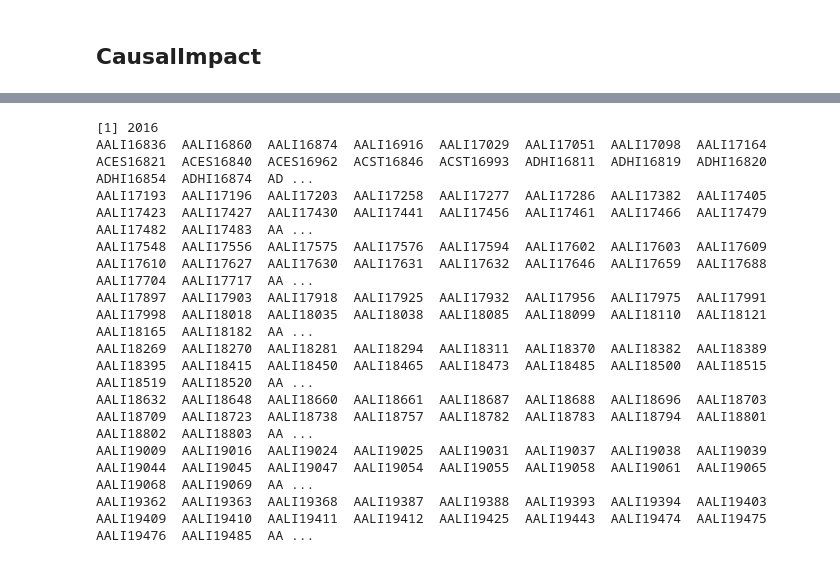
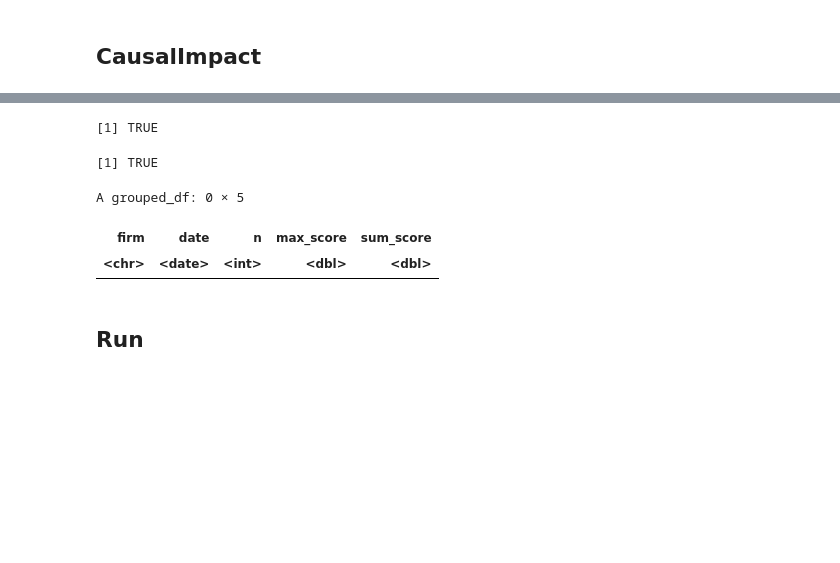
Before and after one commit to okiriza/esg-paper, a Jupyter notebook: notebooks/R run CausalImpact.ipynb, the cells around one changed output, grey strips where cells are left out. Saved outputs shown, nothing was run; the diff lists cells and outputs as text; code cells hidden in the pictures; blank space fills up the shorter version.

```diff
--- a/notebooks/R run CausalImpact.ipynb
+++ b/notebooks/R run CausalImpact.ipynb
@@ -294,0 +463,24 @@ concat_causalimpact_summary = function(ci_results, is_avg=TRUE) {
+# %%
+set.seed(567890)
+
+random_fdates_list = list()
+for (y in 2016:2023) {
+    random_fdates = firm_dates %>% filter(lubridate::year(date) == y) %>% ungroup()
+
+    dates_in_year = seq(as.Date(paste0(y, '-01-01')), as.Date(paste0(y, '-12-31')), by='1 day')
+    dates_in_year = dates_in_year[dates_in_year <= max(firm_dates$date)]
+    random_dates = c()
+
+    for (i_firm in unique(random_fdates$firm)) {
+        random_fdates_firm = random_fdates %>% filter(firm==i_firm)
+        random_dates = c(random_dates, sample(setdiff(dates_in_year, random_fdates_firm$date), size=nrow(random_fdates_firm), replace=FALSE))
+    }
+    random_dates = as.Date(random_dates, origin='1970-01-01')
+    random_fdates = random_fdates %>% mutate(random_date=random_dates)
+
+    print(nrow(random_fdates %>% inner_join(random_fdates %>% select(firm, random_date) %>% rename(date=random_date), by=c('firm', 'date'))))
+    random_fdates_list = c(random_fdates_list, list(random_fdates))
+}
+
+random_fdates = bind_rows(random_fdates_list) %>% select(-c('date')) %>% rename(date=random_date)
+head(random_fdates)
@@ -294,0 +505,12 @@ concat_causalimpact_summary = function(ci_results, is_avg=TRUE) {
+# %%
+all(table(lubridate::year(random_fdates$date)) == table(lubridate::year(firm_dates$date)))
+all(table(random_fdates$firm) == table(firm_dates$firm))
+firm_dates %>% inner_join(random_fdates %>% select(firm, date), by=c('firm', 'date'))
+# %% [output]
+[1] TRUE
+[1] TRUE
+A grouped_df: 0 × 5
+| firm | date | n | max_score | sum_score |
+| <chr> | <date> | <int> | <dbl> | <dbl> |
+# %% [markdown]
+## Run
@@ -297,13 +529,14 @@ years = 2016:2023
 
 for (y in years) {
     print(y)
-    fdy = firm_dates %>% filter(lubridate::year(date) == y)
+    fdy = fdates %>% filter(lubridate::year(date) == y)
 
     results = purrr::pmap(fdy, function(firm, date, n, max_score, sum_score)
         run_causalimpact(firm, date,
             X=stock_vol, date_col=stock_vol$date,
             n_pre=conf$n_pre, n_post=conf$n_post,
             normalize=conf$normalize, causalimpact_args=conf$causalimpact,
+            controls=conf$controls,
             metadata=list(n_events=n, max_score=max_score, sum_score=sum_score),
             )
         )
@@ -318,16 +551,6 @@ for (y in years) {
 }
 
 for (col in c('avg', 'cum')) {
-    z = bind_rows(lapply(years, function(x) read.csv(sprintf('results/%s/ci_summary_%s_%d.csv', conf_name, col, x))))
+    z = bind_rows(lapply(2016:2023, function(x) read.csv(sprintf('results/%s/ci_summary_%s_%d.csv', conf_name, col, x))))
     write.csv(z, sprintf('results/%s/ci_summary_%s.csv', conf_name, col), na='', quote=FALSE, row.names=FALSE)
 }
-# %% [output]
-[1] 2016
-AALI16836  AALI16860  AALI16874  AALI16916  AALI17029  AALI17051  AALI17098  AALI17164  ACES16821  ACES16840  ACES16962  ACST16846  ACST16993  ADHI16811  ADHI16819  ADHI16820  ADHI16854  ADHI16874  AD ...
-AALI17193  AALI17196  AALI17203  AALI17258  AALI17277  AALI17286  AALI17382  AALI17405  AALI17423  AALI17427  AALI17430  AALI17441  AALI17456  AALI17461  AALI17466  AALI17479  AALI17482  AALI17483  AA ...
-AALI17548  AALI17556  AALI17575  AALI17576  AALI17594  AALI17602  AALI17603  AALI17609  AALI17610  AALI17627  AALI17630  AALI17631  AALI17632  AALI17646  AALI17659  AALI17688  AALI17704  AALI17717  AA ...
-AALI17897  AALI17903  AALI17918  AALI17925  AALI17932  AALI17956  AALI17975  AALI17991  AALI17998  AALI18018  AALI18035  AALI18038  AALI18085  AALI18099  AALI18110  AALI18121  AALI18165  AALI18182  AA ...
-AALI18269  AALI18270  AALI18281  AALI18294  AALI18311  AALI18370  AALI18382  AALI18389  AALI18395  AALI18415  AALI18450  AALI18465  AALI18473  AALI18485  AALI18500  AALI18515  AALI18519  AALI18520  AA ...
-AALI18632  AALI18648  AALI18660  AALI18661  AALI18687  AALI18688  AALI18696  AALI18703  AALI18709  AALI18723  AALI18738  AALI18757  AALI18782  AALI18783  AALI18794  AALI18801  AALI18802  AALI18803  AA ...
-AALI19009  AALI19016  AALI19024  AALI19025  AALI19031  AALI19037  AALI19038  AALI19039  AALI19044  AALI19045  AALI19047  AALI19054  AALI19055  AALI19058  AALI19061  AALI19065  AALI19068  AALI19069  AA ...
-AALI19362  AALI19363  AALI19368  AALI19387  AALI19388  AALI19393  AALI19394  AALI19403  AALI19409  AALI19410  AALI19411  AALI19412  AALI19425  AALI19443  AALI19474  AALI19475  AALI19476  AALI19485  AA ...
```
Also changed, not shown: parts of 28 cells of this notebook.
